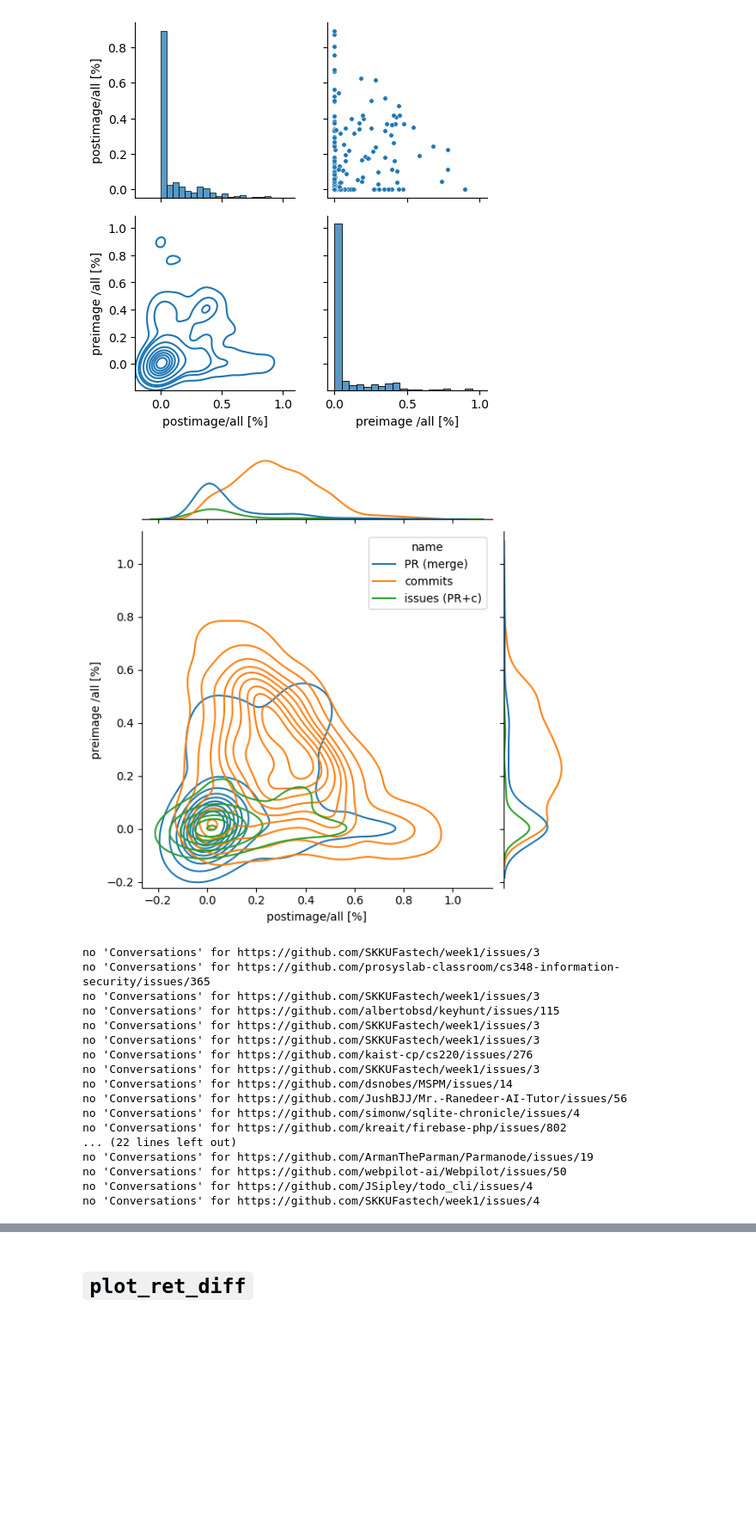
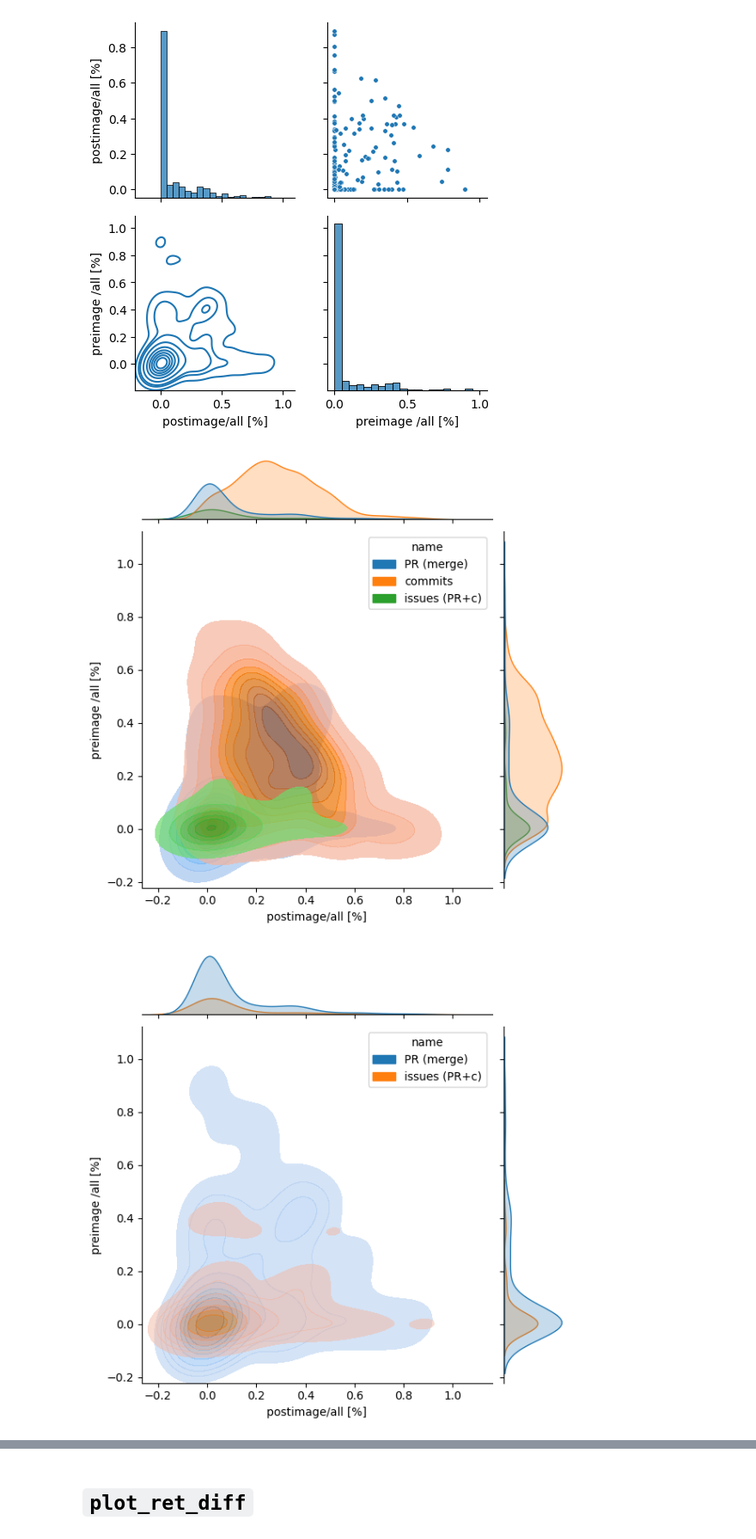
Before and after one commit to ncusi/MSR_Challenge_2024, a Jupyter notebook: notebooks/compare.ipynb, the cells around one changed output, grey strips where cells are left out. Shown at 86% size. Saved outputs shown, nothing was run; the diff lists cells and outputs as text; code cells hidden in the pictures; blank space fills up the shorter version.

```diff
--- a/notebooks/compare.ipynb
+++ b/notebooks/compare.ipynb
@@ -287,8 +289,8 @@ plot_ret_pre(ret_fragments)
 # %% [output]
 [figure]
 # %%
-with open("./matching_lines.json") as f:
-    commits = json.load(f)
+#with open("./matching_lines.json") as f:
+#    commits = json.load(f)
 
 #commits
 # %%
@@ -318,7 +320,7 @@ def ret_to_df(ret, name):
     return df
 
 
-def plot_ret_all(ret_dict, fname="distribution.svg"):
+def plot_ret_all(ret_dict, fname="distribution.svg", alpha=1):
     dfs = []
     for r in ret_dict:
         dfs.append(ret_to_df(ret_dict[r], r))
@@ -329,7 +331,9 @@ def plot_ret_all(ret_dict, fname="distribution.svg"):
     g = sns.jointplot(
         data=df,
         x="postimage/all [%]", y="preimage /all [%]", hue = 'name',
+        alpha=alpha,
         kind="kde",
+        fill=True,
     )
     plt.savefig(fname)
     plt.show()
@@ -431,6 +435,9 @@ with tqdm_joblib(tqdm.tqdm(desc="PR sharings data (merge)", total=total_pr_shari
 # %%
 with open('compare-ret_fragments_pr.json', 'w') as f:
     json.dump(ret_fragments_pr, f)
+# %%
+with open('compare-ret_fragments_pr.json', 'r') as f:
+    ret_fragments_pr = json.load(f)
 # %%
 plot_ret_all({'PR (merged)': ret_fragments_pr})
 # %% [output]
@@ -1045,6 +1052,9 @@ with tqdm_joblib(tqdm.tqdm(desc="issue sharings data", total=total_issue_sharing
 # %%
 with open('compare-ret_fragments_issue.json', 'w') as f:
     json.dump(ret_fragments_issue, f)
+# %%
+with open('compare-ret_fragments_issue.json', 'r') as f:
+    ret_fragments_issue = json.load(f)
 # %%
 plot_out_cov_hist(ret_fragments_issue)
 # %% [output]
@@ -1096,23 +1106,9 @@ g.map_diag(sns.histplot, binrange=(0.0, 1.0), bins=20)
 <seaborn.axisgrid.PairGrid at 0x...>
 [figure]
 # %%
-plot_ret_all({'PR (merge)': ret_fragments_pr, 'commits': ret_fragments, 'issues (PR+c)': ret_fragments_issue})
+plot_ret_all({'PR (merge)': ret_fragments_pr, 'commits': ret_fragments, 'issues (PR+c)': ret_fragments_issue}, alpha=0.7, fname="final.svg")
+plot_ret_all({'PR (merge)': ret_fragments_pr, 'issues (PR+c)': ret_fragments_issue}, alpha=0.5)
+plot_ret_all({'commits': ret_fragments}, alpha=0.5)
 # %% [output]
-[figure, old version]
+[figure, new version]
-no 'Conversations' for https://github.com/SKKUFastech/week1/issues/3
-no 'Conversations' for https://github.com/prosyslab-classroom/cs348-information-security/issues/365
-no 'Conversations' for https://github.com/SKKUFastech/week1/issues/3
-no 'Conversations' for https://github.com/albertobsd/keyhunt/issues/115
-no 'Conversations' for https://github.com/SKKUFastech/week1/issues/3
-no 'Conversations' for https://github.com/SKKUFastech/week1/issues/3
-no 'Conversations' for https://github.com/kaist-cp/cs220/issues/276
-no 'Conversations' for https://github.com/SKKUFastech/week1/issues/3
-no 'Conversations' for https://github.com/dsnobes/MSPM/issues/14
-no 'Conversations' for https://github.com/JushBJJ/Mr.-Ranedeer-AI-Tutor/issues/56
-no 'Conversations' for https://github.com/simonw/sqlite-chronicle/issues/4
-no 'Conversations' for https://github.com/kreait/firebase-php/issues/802
-... (22 lines left out)
-no 'Conversations' for https://github.com/ArmanTheParman/Parmanode/issues/19
-no 'Conversations' for https://github.com/webpilot-ai/Webpilot/issues/50
-no 'Conversations' for https://github.com/JSipley/todo_cli/issues/4
-no 'Conversations' for https://github.com/SKKUFastech/week1/issues/4
+[figure, added]
```
Also changed, not shown: parts of 13 cells of this notebook.
